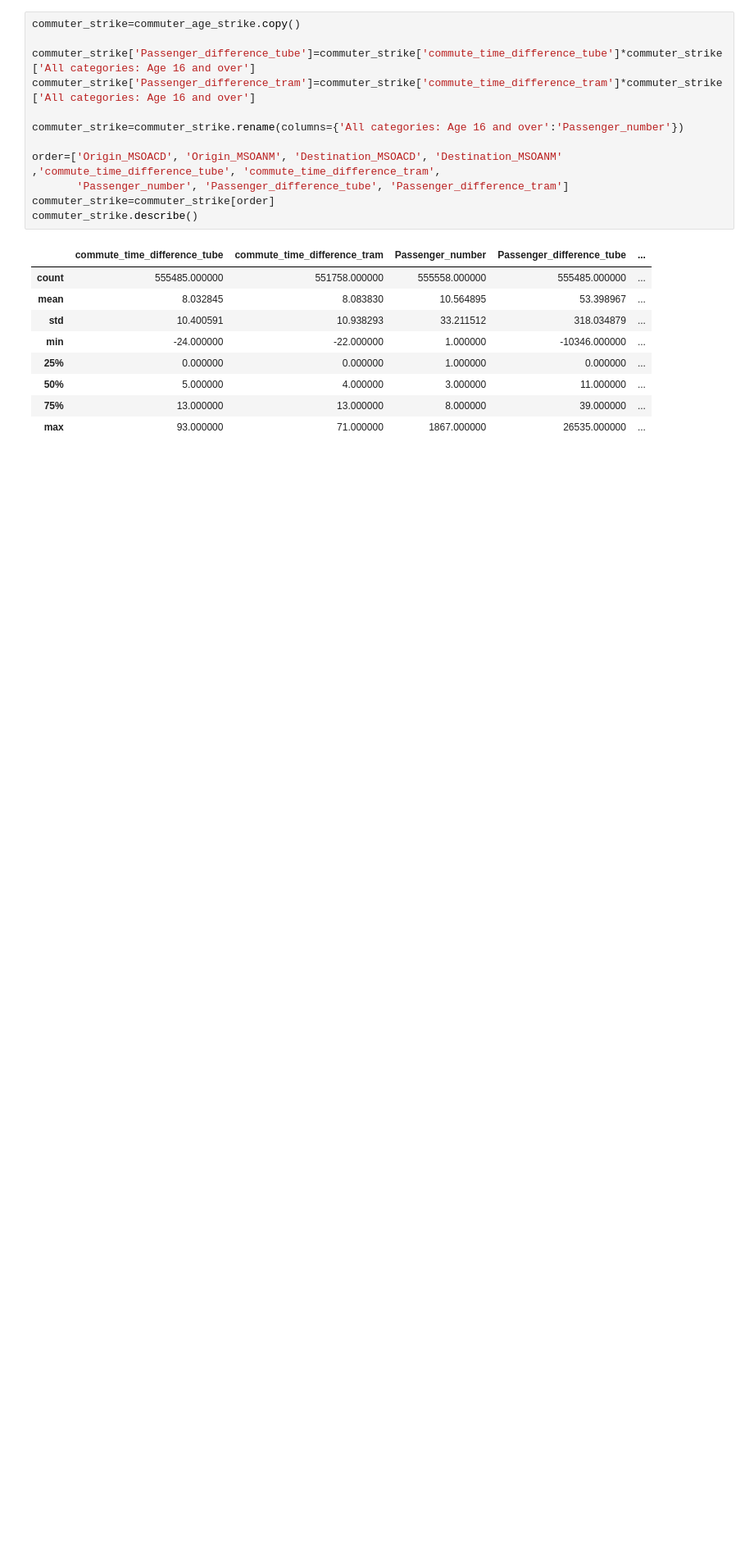
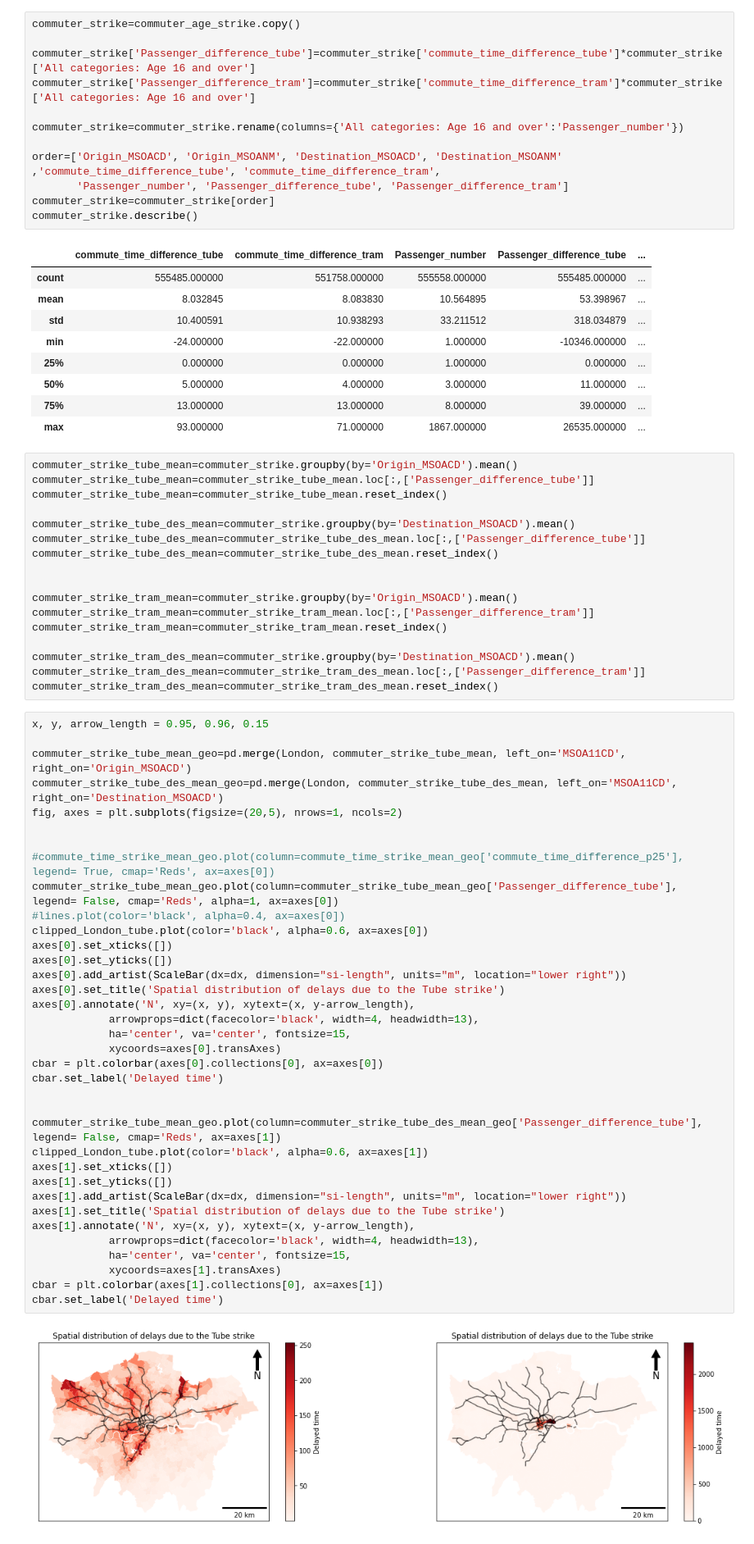
Before and after one commit to xinyi8888/CASA_dissertation, a Jupyter notebook: Draft.ipynb, the cells around one changed output. Shown at 82% size. Drawn from its saved outputs; the diff is of its cells as text; blank space fills up the shorter version.

Commit message:
plot map with commuters

```diff
--- a/Draft.ipynb
+++ b/Draft.ipynb
@@ -410,3 +410,58 @@ commuter_strike.describe()
 | 50% | 5.000000 | 4.000000 | 3.000000 | 11.000000 | ... |
 | 75% | 13.000000 | 13.000000 | 8.000000 | 39.000000 | ... |
 | max | 93.000000 | 71.000000 | 1867.000000 | 26535.000000 | ... |
+# %%
+commuter_strike_tube_mean=commuter_strike.groupby(by='Origin_MSOACD').mean()
+commuter_strike_tube_mean=commuter_strike_tube_mean.loc[:,['Passenger_difference_tube']]
+commuter_strike_tube_mean=commuter_strike_tube_mean.reset_index()
+
+commuter_strike_tube_des_mean=commuter_strike.groupby(by='Destination_MSOACD').mean()
+commuter_strike_tube_des_mean=commuter_strike_tube_des_mean.loc[:,['Passenger_difference_tube']]
+commuter_strike_tube_des_mean=commuter_strike_tube_des_mean.reset_index()
+
+
+commuter_strike_tram_mean=commuter_strike.groupby(by='Origin_MSOACD').mean()
+commuter_strike_tram_mean=commuter_strike_tram_mean.loc[:,['Passenger_difference_tram']]
+commuter_strike_tram_mean=commuter_strike_tram_mean.reset_index()
+
+commuter_strike_tram_des_mean=commuter_strike.groupby(by='Destination_MSOACD').mean()
+commuter_strike_tram_des_mean=commuter_strike_tram_des_mean.loc[:,['Passenger_difference_tram']]
+commuter_strike_tram_des_mean=commuter_strike_tram_des_mean.reset_index()
+# %%
+x, y, arrow_length = 0.95, 0.96, 0.15
+
+commuter_strike_tube_mean_geo=pd.merge(London, commuter_strike_tube_mean, left_on='MSOA11CD', right_on='Origin_MSOACD')
+commuter_strike_tube_des_mean_geo=pd.merge(London, commuter_strike_tube_des_mean, left_on='MSOA11CD', right_on='Destination_MSOACD')
+fig, axes = plt.subplots(figsize=(20,5), nrows=1, ncols=2)
+
+
+#commute_time_strike_mean_geo.plot(column=commute_time_strike_mean_geo['commute_time_difference_p25'], legend= True, cmap='Reds', ax=axes[0])
+commuter_strike_tube_mean_geo.plot(column=commuter_strike_tube_mean_geo['Passenger_difference_tube'], legend= False, cmap='Reds', alpha=1, ax=axes[0])
+#lines.plot(color='black', alpha=0.4, ax=axes[0])
+clipped_London_tube.plot(color='black', alpha=0.6, ax=axes[0])
+axes[0].set_xticks([])
+axes[0].set_yticks([])
+axes[0].add_artist(ScaleBar(dx=dx, dimension="si-length", units="m", location="lower right"))
+axes[0].set_title('Spatial distribution of delays due to the Tube strike')
+axes[0].annotate('N', xy=(x, y), xytext=(x, y-arrow_length),
+            arrowprops=dict(facecolor='black', width=4, headwidth=13),
+            ha='center', va='center', fontsize=15,
+            xycoords=axes[0].transAxes)
+cbar = plt.colorbar(axes[0].collections[0], ax=axes[0])
+cbar.set_label('Delayed time')
+
+
+commuter_strike_tube_mean_geo.plot(column=commuter_strike_tube_des_mean_geo['Passenger_difference_tube'], legend= False, cmap='Reds', ax=axes[1])
+clipped_London_tube.plot(color='black', alpha=0.6, ax=axes[1])
+axes[1].set_xticks([])
+axes[1].set_yticks([])
+axes[1].add_artist(ScaleBar(dx=dx, dimension="si-length", units="m", location="lower right"))
+axes[1].set_title('Spatial distribution of delays due to the Tube strike')
+axes[1].annotate('N', xy=(x, y), xytext=(x, y-arrow_length),
+            arrowprops=dict(facecolor='black', width=4, headwidth=13),
+            ha='center', va='center', fontsize=15,
+            xycoords=axes[1].transAxes)
+cbar = plt.colorbar(axes[1].collections[0], ax=axes[1])
+cbar.set_label('Delayed time')
+# %% [output]
+[figure, added]
```
Also changed, not shown: parts of 1 cell of this notebook.
